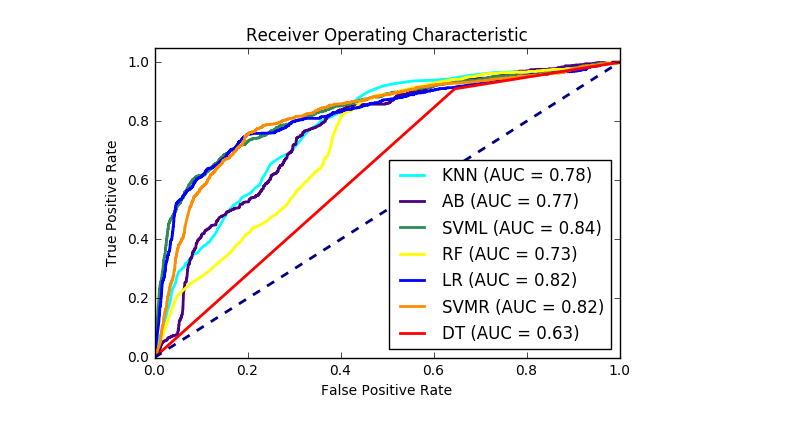
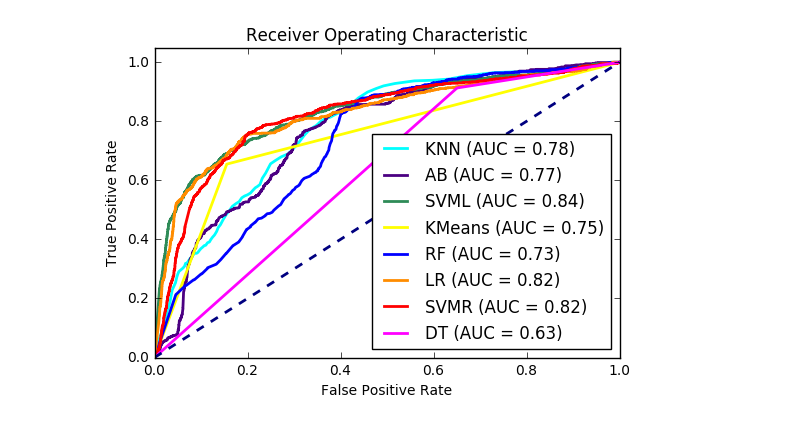
Before and after one commit to mayankmahajan24/BitcoinAnalysis, a Jupyter notebook: classify.ipynb, the cells around one changed output. Drawn from its saved outputs; the diff is of its cells as text; code cells hidden in the pictures.

```diff
--- a/classify.ipynb
+++ b/classify.ipynb
@@ -75,24 +78,41 @@ def simple_any(clf, train_features, train_labels, test_features, test_true_label
 
     y_score = clf.predict_proba(test_features)
 
-    stats['time'] = time.time() - start_time
     stats['false_pv_arr'], stats['true_pv_arr'], thresholds = roc_curve(test_true_labels, y_score[:, 1])
-    stats['precision_arr'], stats['recall_arr'], prthres = precision_recall_curve(test_true_labels, y_score[:, 1])
     stats['auc'] = auc(stats['false_pv_arr'], stats['true_pv_arr'])
-    stats['aver_pr'] = average_precision_score(test_true_labels, y_score[:, 1])
     stats['precision_recall_f1'] = classification_report(test_true_labels, test_predicted_labels)
     stats['confusion_matrix'] = confusion_matrix(test_true_labels, test_predicted_labels)
     stats['test_accuracy'] = accuracy_score(test_true_labels, test_predicted_labels)
-    stats['train_accuracy'] = accuracy_score(train_labels, train_predicted_labels)
     return stats
 
-def plt_roc(stats):
+
+def get_guess(cluster, kmeans, train_Y):
+    inds = np.where(kmeans.labels_ == cluster)[0]
+    return mode(train_Y[inds])[0][0]
+
+
+def perform_k_means(train_X, train_Y, test_X, test_true_Y, num_clusters):
+    kmeans = KMeans(n_clusters=num_clusters, random_state=0).fit(train_X)
+    cluster_preds = kmeans.predict(test_X)
+
+    guess_preds = np.array([get_guess(cl, kmeans, train_Y) for cl in cluster_preds])
+
+    stats = dict()
+    stats['false_pv_arr'], stats['true_pv_arr'], thresholds = roc_curve(test_true_Y, guess_preds)
+    stats['auc'] = auc(stats['false_pv_arr'], stats['true_pv_arr'])
+    stats['precision_recall_f1'] = classification_report(test_true_Y, guess_preds)
+    stats['confusion_matrix'] = confusion_matrix(test_true_Y, guess_preds)
+    stats['test_accuracy'] = accuracy_score(test_true_Y, guess_preds)
+    return stats
+
+
+def plt_all_clfs_roc(stats):
     colors = ['cyan', 'indigo', 'seagreen', 'yellow', 'blue', 'darkorange', 'red', 'magenta']
 
     plt.figure()
     lw = 2
     for i, stat_name in enumerate(stats):
-        stat = results[stat_name]
+        stat = stats[stat_name]
         plt.plot(stat['false_pv_arr'], stat['true_pv_arr'],
             color=colors[i], lw=lw, label='{} (AUC = {})'.format(stat_name, round(stat['auc'],2)))
     plt.plot([0, 1], [0, 1], color='navy', lw=lw, linestyle='--')
@@ -122,6 +142,8 @@ def classify(train_X, train_Y, test_X, test_true_Y):
     results = {}
     for clf, name in get_clfs():
         results[name] = simple_any(clf, train_X, train_Y, test_X, test_true_Y)
+
+    results["KMeans"] = perform_k_means(train_X, train_Y, test_X, test_true_Y, 1000)
     return results
 # %%
 def get_clf_cvd(clf, tuned_parameters, X, y):
@@ -155,7 +177,11 @@ def get_cvd_clfs(train_X, train_Y):
     return [(lr_clf, "LR"), (dt_clf, "DT"), (ab_clf, "AB"), (svml_clf, "SVML"),
         (svmr_clf, "SVMR"), (rf_clf, "RF"), (knn_clf, "KNN")]
 # %%
-results = classify(train_X, train_Y, test_X, test_true_Y)
-plt_precision_recall(results)
+results = []
+
+class_result = classify(train_X, train_Y, test_X, test_true_Y)
+plt_all_clfs_roc(class_result)
+
+results.append(class_result)
 # %% [output]
-[figure, old version]
+[figure, new version]
```
Also changed, not shown: parts of 1 cell of this notebook, 3 other files.
